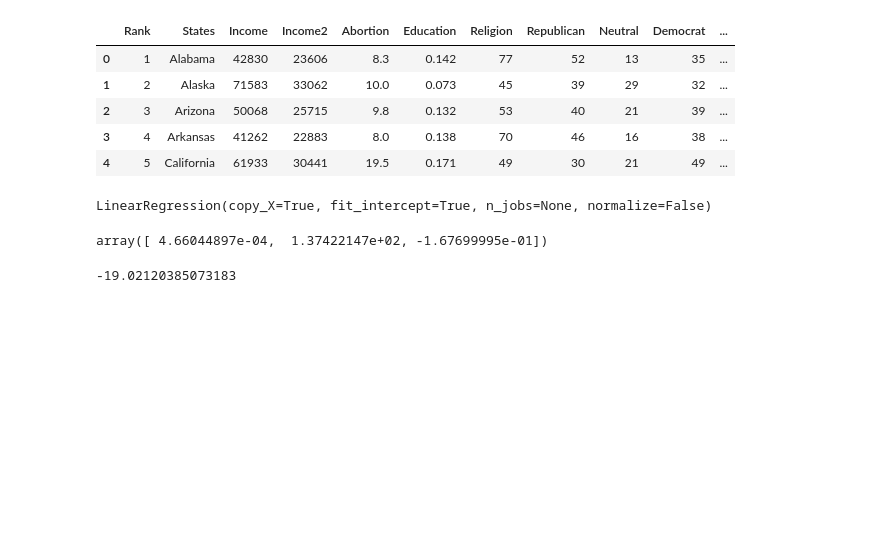
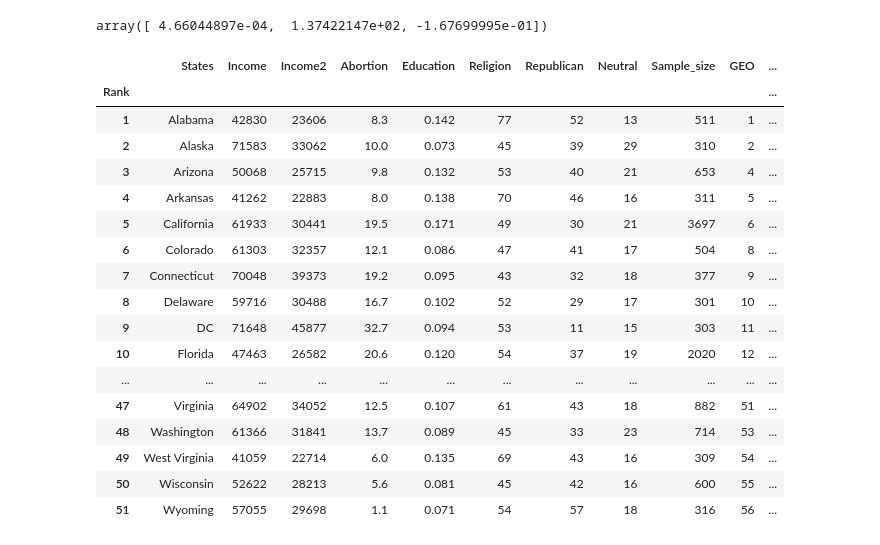
Before and after one commit to inessellami/QM2-Project-, a Jupyter notebook: QM.ipynb, the cells around one changed output. Cells and saved outputs as stored; diff of their text form; code cells hidden in the pictures; blank space fills up the shorter version.

```diff
--- a/QM.ipynb
+++ b/QM.ipynb
@@ -14,11 +15,5 @@ from sklearn import linear_model
 # %%
 df =  pd.read_csv('BASC.csv', index_col = 0)
+df.drop(['Republican','Democrat','Neutral'], inplace = True, axis = 1)
 # %%
 df.head()
-# %% [output]
-|  | Rank | States | Income | Income2 | Abortion | Education | Religion | Republican | Neutral | Democrat | ... |
-| 0 | 1 | Alabama | 42830 | 23606 | 8.3 | 0.142 | 77 | 52 | 13 | 35 | ... |
-| 1 | 2 | Alaska | 71583 | 33062 | 10.0 | 0.073 | 45 | 39 | 29 | 32 | ... |
-| 2 | 3 | Arizona | 50068 | 25715 | 9.8 | 0.132 | 53 | 40 | 21 | 39 | ... |
-| 3 | 4 | Arkansas | 41262 | 22883 | 8.0 | 0.138 | 70 | 46 | 16 | 38 | ... |
-| 4 | 5 | California | 61933 | 30441 | 19.5 | 0.171 | 49 | 30 | 21 | 49 | ... |
@@ -27,13 +20,30 @@ model = LinearRegression()
 # %%
 lm = linear_model.LinearRegression()
 lm.fit(df[['Income','Education','Religion']],df.Abortion)
+lm.coef_
 # %% [output]
-LinearRegression(copy_X=True, fit_intercept=True, n_jobs=None, normalize=False)
+array([ 4.66044897e-04,  1.37422147e+02, -1.67699995e-01])
-# %%
-lm.coef_
-# %% [output]
-array([ 4.66044897e-04,  1.37422147e+02, -1.67699995e-01])
-# %%
-lm.intercept_
-# %% [output]
--19.02120385073183
+# %%
+df_dummy = pd.get_dummies(df['Party'])
+df_dummy = pd.concat([df,df_dummy],axis = 1)
+df_dummy.drop(['Party','Democrat'], axis = 1, inplace = True)
+df_dummy
+# %% [output]
+|  | States | Income | Income2 | Abortion | Education | Religion | Republican | Neutral | Sample_size | GEO | ... |
+| Rank |  |  |  |  |  |  |  |  |  |  | ... |
+| 1 | Alabama | 42830 | 23606 | 8.3 | 0.142 | 77 | 52 | 13 | 511 | 1 | ... |
+| 2 | Alaska | 71583 | 33062 | 10.0 | 0.073 | 45 | 39 | 29 | 310 | 2 | ... |
+| 3 | Arizona | 50068 | 25715 | 9.8 | 0.132 | 53 | 40 | 21 | 653 | 4 | ... |
+| 4 | Arkansas | 41262 | 22883 | 8.0 | 0.138 | 70 | 46 | 16 | 311 | 5 | ... |
+| 5 | California | 61933 | 30441 | 19.5 | 0.171 | 49 | 30 | 21 | 3697 | 6 | ... |
+| 6 | Colorado | 61303 | 32357 | 12.1 | 0.086 | 47 | 41 | 17 | 504 | 8 | ... |
+| 7 | Connecticut | 70048 | 39373 | 19.2 | 0.095 | 43 | 32 | 18 | 377 | 9 | ... |
+| 8 | Delaware | 59716 | 30488 | 16.7 | 0.102 | 52 | 29 | 17 | 301 | 10 | ... |
+| 9 | DC | 71648 | 45877 | 32.7 | 0.094 | 53 | 11 | 15 | 303 | 11 | ... |
+| 10 | Florida | 47463 | 26582 | 20.6 | 0.120 | 54 | 37 | 19 | 2020 | 12 | ... |
+| ... | ... | ... | ... | ... | ... | ... | ... | ... | ... | ... | ... |
+| 47 | Virginia | 64902 | 34052 | 12.5 | 0.107 | 61 | 43 | 18 | 882 | 51 | ... |
+| 48 | Washington | 61366 | 31841 | 13.7 | 0.089 | 45 | 33 | 23 | 714 | 53 | ... |
+| 49 | West Virginia | 41059 | 22714 | 6.0 | 0.135 | 69 | 43 | 16 | 309 | 54 | ... |
+| 50 | Wisconsin | 52622 | 28213 | 5.6 | 0.081 | 45 | 42 | 16 | 600 | 55 | ... |
+| 51 | Wyoming | 57055 | 29698 | 1.1 | 0.071 | 54 | 57 | 18 | 316 | 56 | ... |
```
Also changed, not shown: parts of 5 cells of this notebook.
